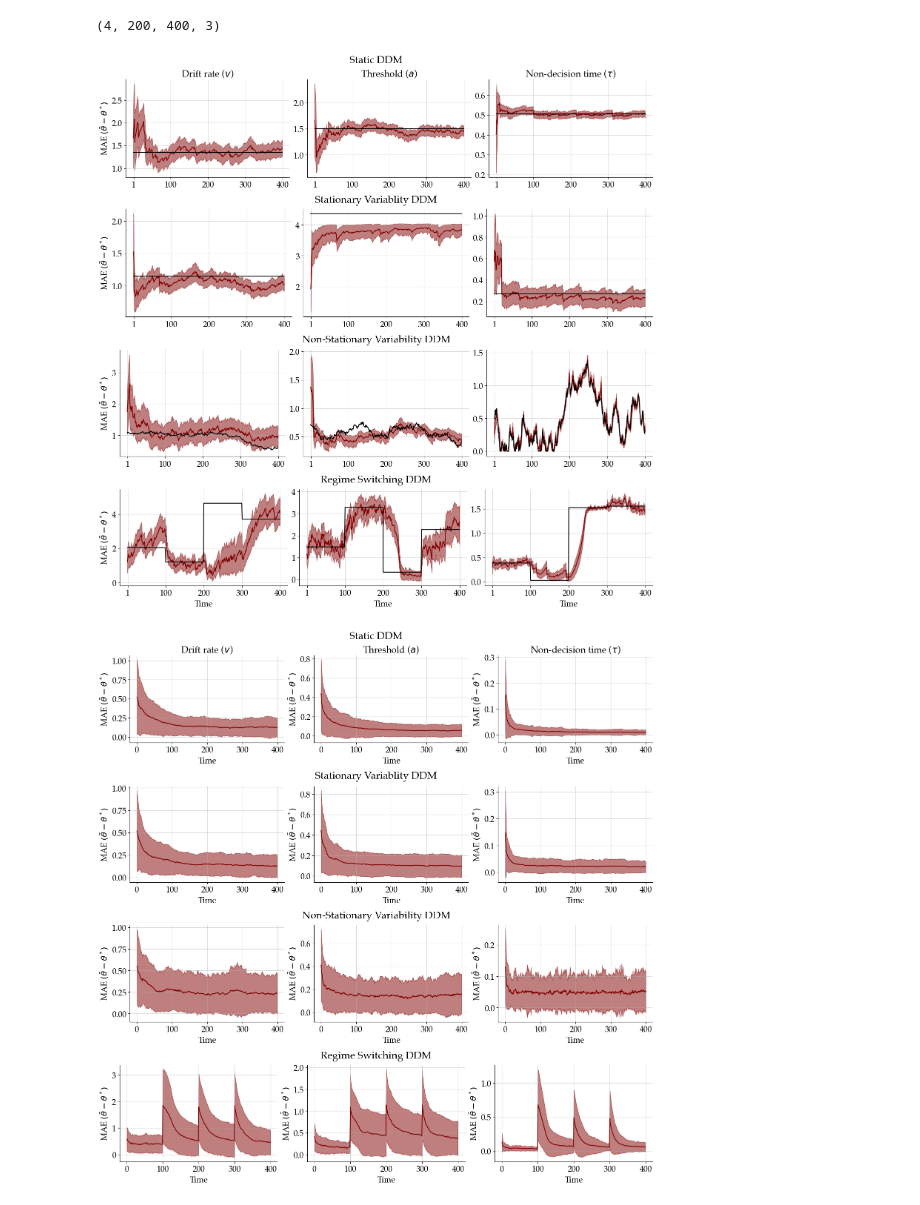
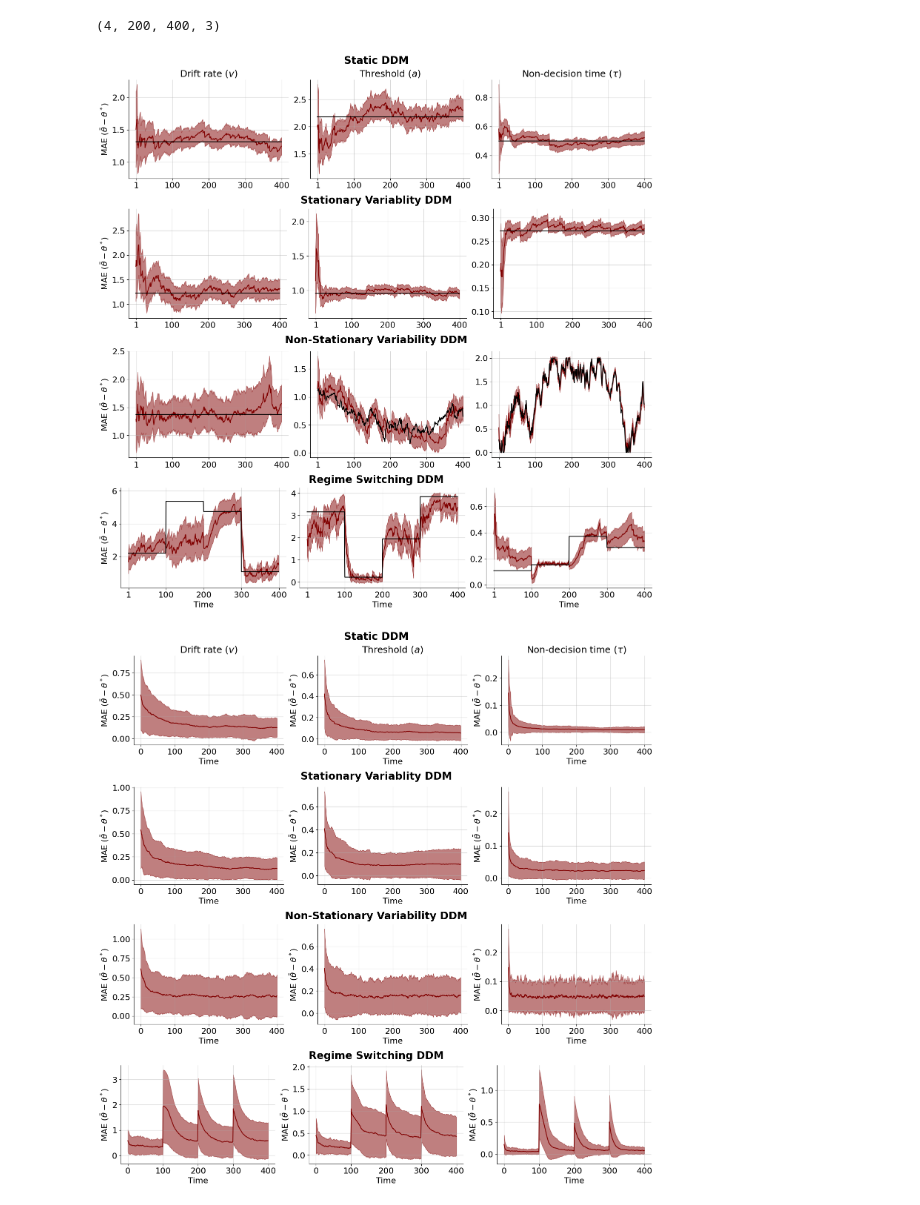
Before and after one commit to bayesflow-org/Neural-Superstatistics, a Jupyter notebook: applications/simulation_study/notebook/simulation_study_experiment.ipynb, the cells around one changed output. Saved outputs shown, nothing was run; the diff lists cells and outputs as text; code cells hidden in the pictures.

Commit message:
update simulation

```diff
--- a/applications/simulation_study/notebook/simulation_study_experiment.ipynb
+++ b/applications/simulation_study/notebook/simulation_study_experiment.ipynb
@@ -42,9 +42,9 @@ FONT_SIZE_1 = 20
 FONT_SIZE_2 = 18
 FONT_SIZE_3 = 16
 
-import matplotlib
-matplotlib.rcParams['font.sans-serif'] = "Palatino"
-matplotlib.rcParams['font.family'] = "sans-serif"
+# import matplotlib
+# matplotlib.rcParams['font.sans-serif'] = "Palatino"
+# matplotlib.rcParams['font.family'] = "sans-serif"
 # %%
 random_walk_ddm = RandomWalkDiffusion(num_steps=default_num_steps)
 experiment = RandomWalkDiffusionExperiment(random_walk_ddm)
@@ -201,7 +219,7 @@ true_summary.shape
 # %% [output]
 (4, 200, 400, 3)
 # %%
-which = 21
+which = 1
 fig = plt.figure(constrained_layout=True, figsize=(15, 15))
 
 # create 4x1 subfigs
@@ -217,35 +235,35 @@ for row, subfig in enumerate(subfigs):
             color = "maroon"
         )
 
         ax.plot(
             np.arange(NUM_STEPS), true_summary[row, which, :, col],
             color = "black"
         )
 
         ax.fill_between(
             np.arange(NUM_STEPS),
             post_mean_summaries[row, which, :, col] - post_std_summaries[row, which, :, col],
             post_mean_summaries[row, which, :, col] + post_std_summaries[row, which, :, col],
             alpha = 0.5,
             color = "maroon"
         )
         ax.grid(alpha=0.5)
 
         if row == 0:
             ax.set_title(PARAM_LABELS[col] + ' ({})'.format(PARAM_NAMES[col]), fontsize=FONT_SIZE_2)
         if row == 3:
             ax.set_xlabel('Time', fontsize=FONT_SIZE_3)
         if col == 0:
             ax.set_ylabel(r'MAE $(\bar{\theta} - \theta^*)$', fontsize=FONT_SIZE_3)
         ax.tick_params(axis='both', which='major', labelsize=FONT_SIZE_3)
         ax.set_xticks((1, 100, 200, 300, 400))
 
 sns.despine()
 f.tight_layout()
 
-plt.savefig('../plots/simulation_study_exemplar.png', dpi=300)
+# plt.savefig('../plots/simulation_study_exemplar.png', dpi=300)
 # %% [output]
-[figure, old version]
+[figure, new version]
 # %%
 # calculate absolute error between true and estimated parameter
 abs_error_static = np.empty((NUM_SIM, NUM_STEPS, 3))
@@ -312,4 +330,4 @@ f.tight_layout()
 
 plt.savefig('../plots/simulation_study_result.png', dpi=300)
 # %% [output]
-[figure, old version]
+[figure, new version]
```
Also changed, not shown: parts of 2 cells of this notebook, 6 other files.
